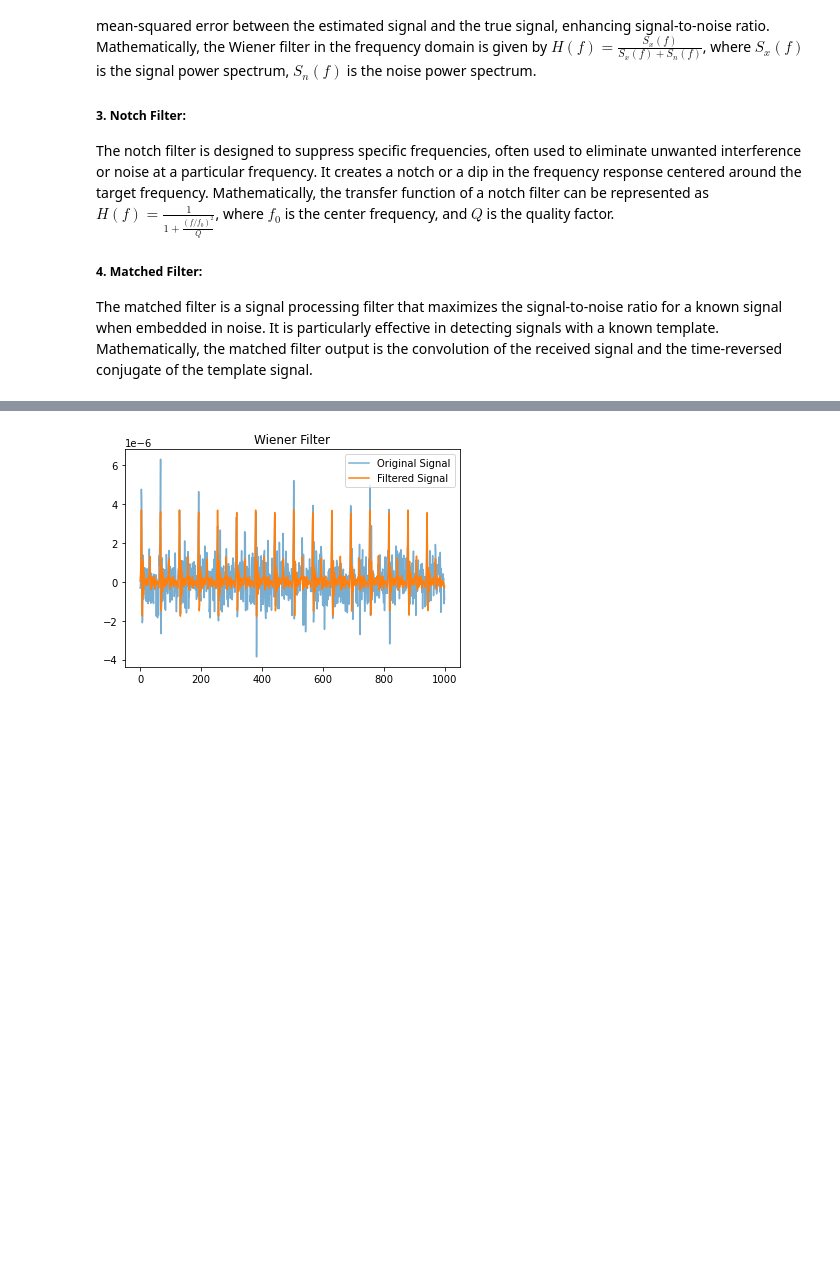
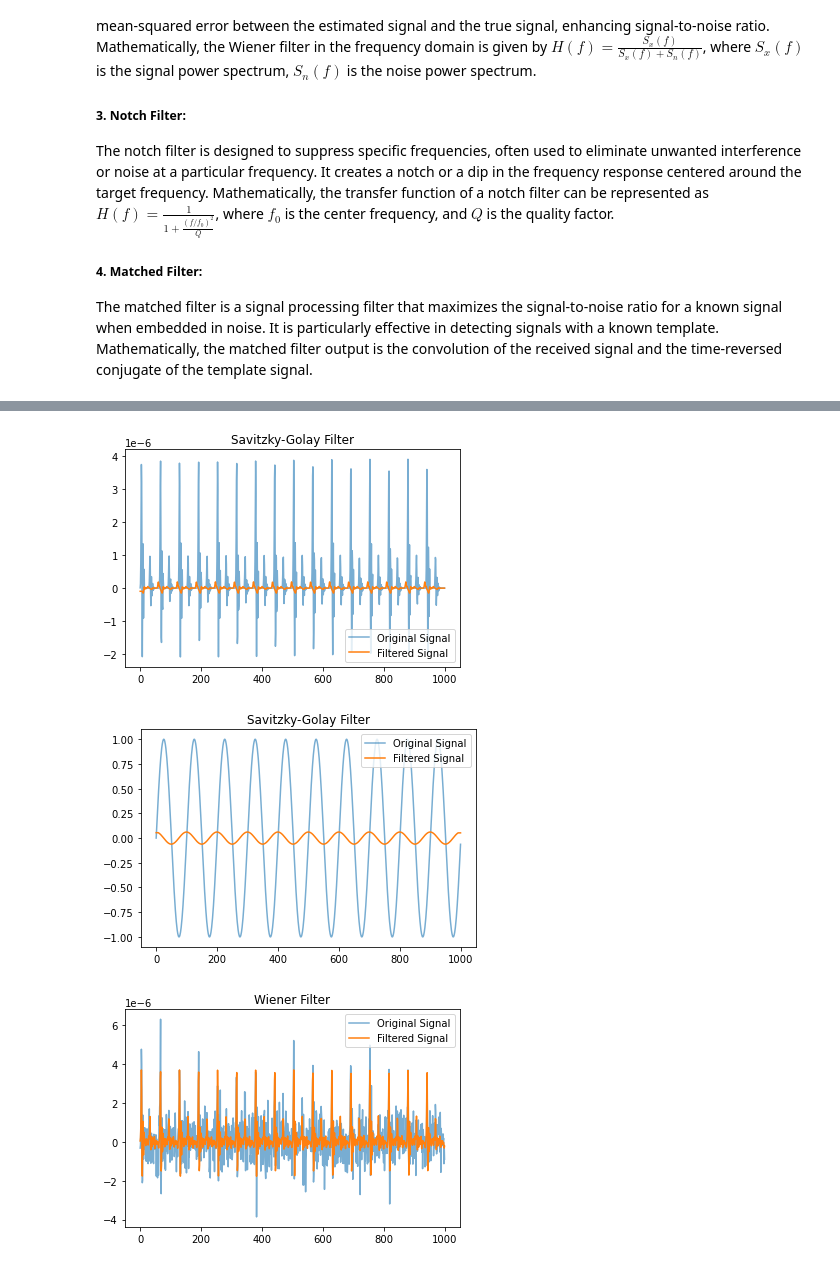
Before and after one commit to A-Big-Tortoise/NRSR_Tutorial, a Jupyter notebook: dsp.ipynb, the cells around one changed output, grey strips where cells are left out. Drawn from its saved outputs; the diff is of its cells as text; code cells hidden in the pictures; blank space fills up the shorter version.

```diff
--- a/dsp.ipynb
+++ b/dsp.ipynb
@@ -389,3 +397,17 @@ plt.show()
+# %%
+from dsp import savgol_filter, load_demo, sine_wave
+signal, _, _, _= load_demo()
+
+# =========== Usage 2 ===========
+# Use savgol_filter to get derivative of signal
+
+filtered_signal_7_2 = savgol_filter(signal, window_length=16, deriv=1, delta=1.0, show=True)
+
+sine4sg = sine_wave()
+filtered_sine4sg = savgol_filter(sine4sg, window_length=16, deriv=1, delta=1.0, show=True)
+# %% [output]
+[figure, added]
+[figure, added]
 # %%
 from dsp import wiener_filter, load_demo
 import numpy as np
```
Also changed, not shown: parts of 3 cells of this notebook, 1 other file.
